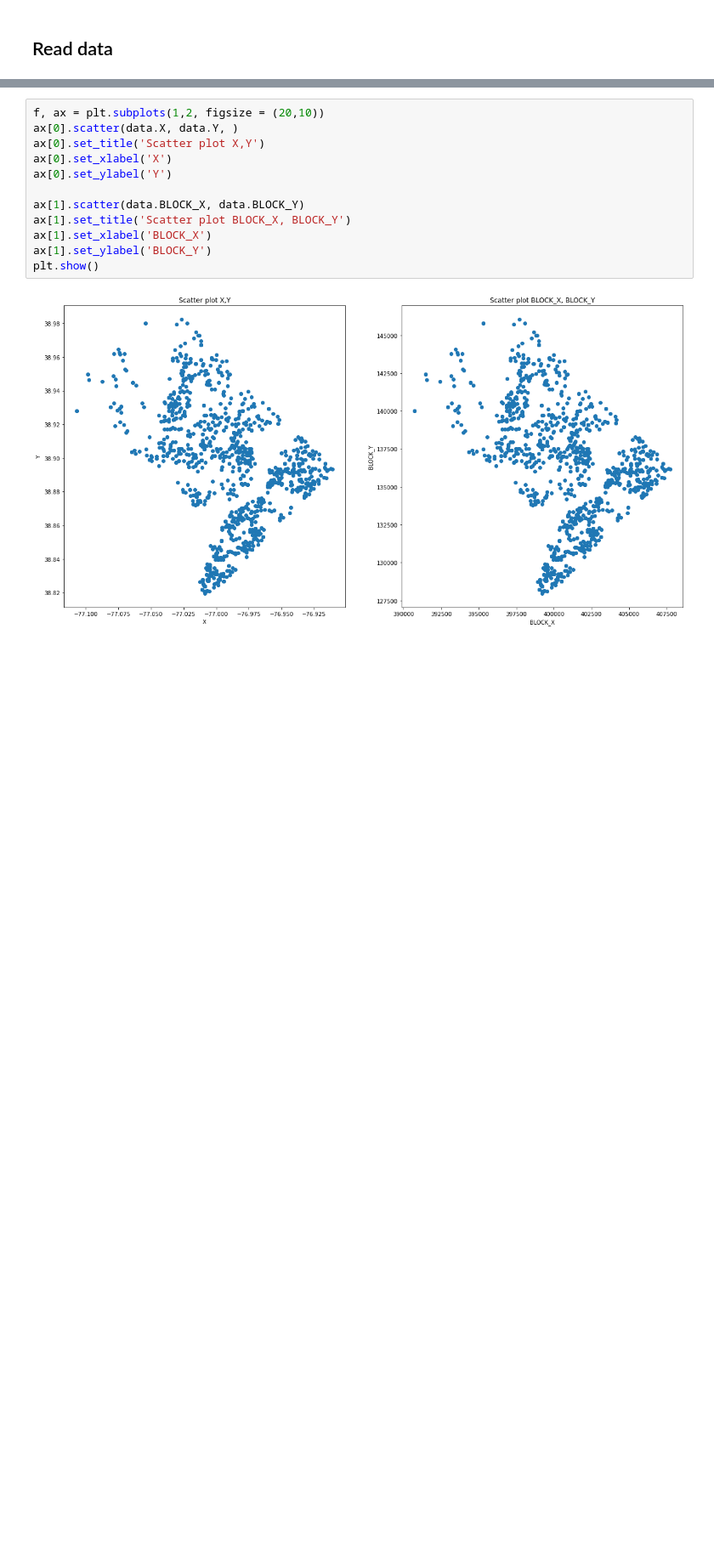
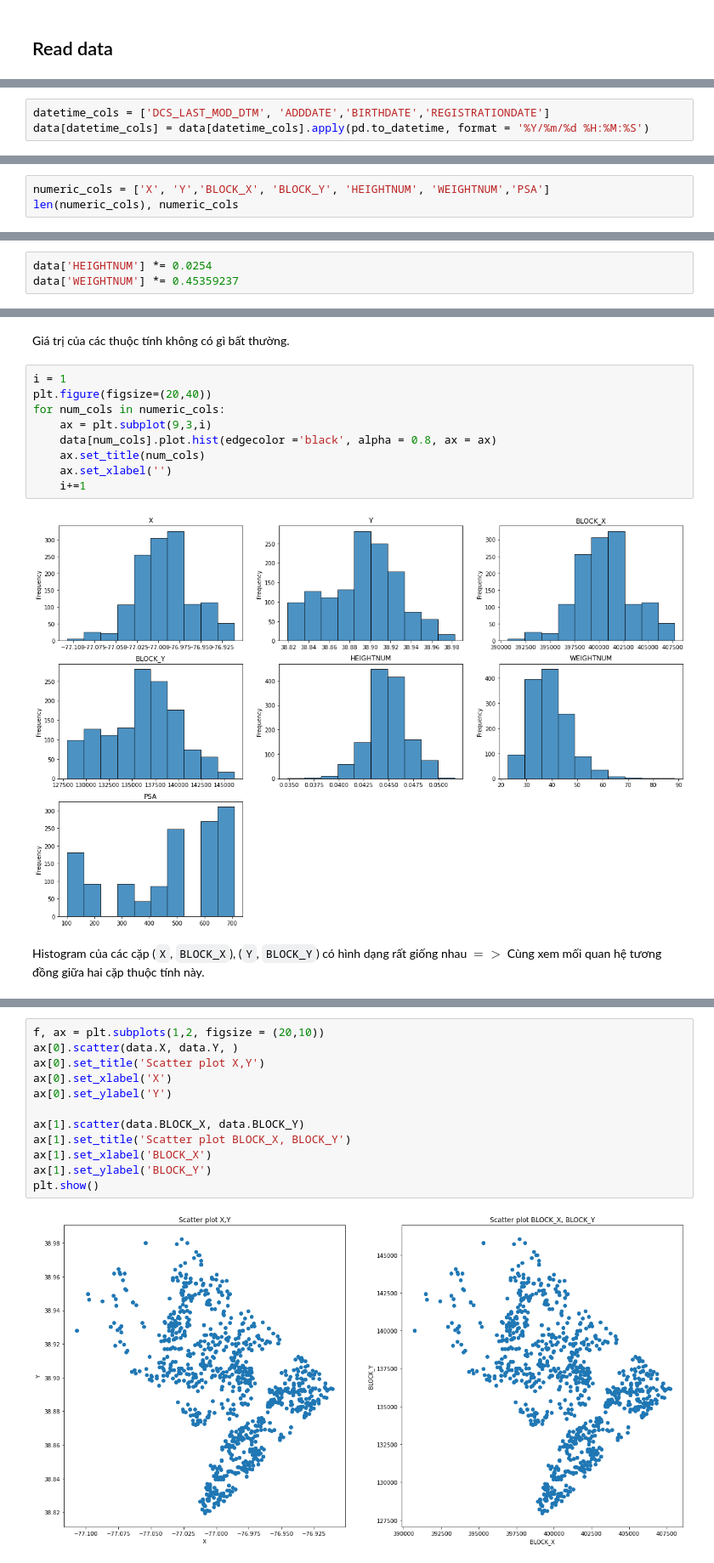
Before and after one commit to Truong1311/FinalProject_LTCKHDL, a Jupyter notebook: Truong.ipynb, the cells around one changed output, grey strips where cells are left out. Shown at 85% size. Drawn from its saved outputs; the diff is of its cells as text; blank space fills up the shorter version.

```diff
--- a/Truong.ipynb
+++ b/Truong.ipynb
@@ -29,0 +140,3 @@ data.head(5)
+# %%
+datetime_cols = ['DCS_LAST_MOD_DTM', 'ADDDATE','BIRTHDATE','REGISTRATIONDATE']
+data[datetime_cols] = data[datetime_cols].apply(pd.to_datetime, format = '%Y/%m/%d %H:%M:%S')
@@ -29,0 +171,3 @@ data.head(5)
+# %%
+numeric_cols = ['X', 'Y','BLOCK_X', 'BLOCK_Y', 'HEIGHTNUM', 'WEIGHTNUM','PSA']
+len(numeric_cols), numeric_cols
@@ -29,0 +179,3 @@ data.head(5)
+# %%
+data['HEIGHTNUM'] *= 0.0254
+data['WEIGHTNUM'] *= 0.45359237
@@ -29,0 +197,15 @@ data.head(5)
+# %% [markdown]
+Giá trị của các thuộc tính không có gì bất thường.
+# %%
+i = 1
+plt.figure(figsize=(20,40))
+for num_cols in numeric_cols:
+    ax = plt.subplot(9,3,i)
+    data[num_cols].plot.hist(edgecolor ='black', alpha = 0.8, ax = ax)
+    ax.set_title(num_cols)
+    ax.set_xlabel('')
+    i+=1
+# %% [output]
+[figure, added]
+# %% [markdown]
+Histogram của các cặp (`X`, `BLOCK_X`), (`Y`, `BLOCK_Y`) có hình dạng rất giống nhau $=>$ Cùng xem mối quan hệ tương đồng giữa hai cặp thuộc tính này.
```
Also changed, not shown: parts of 45 cells of this notebook.
